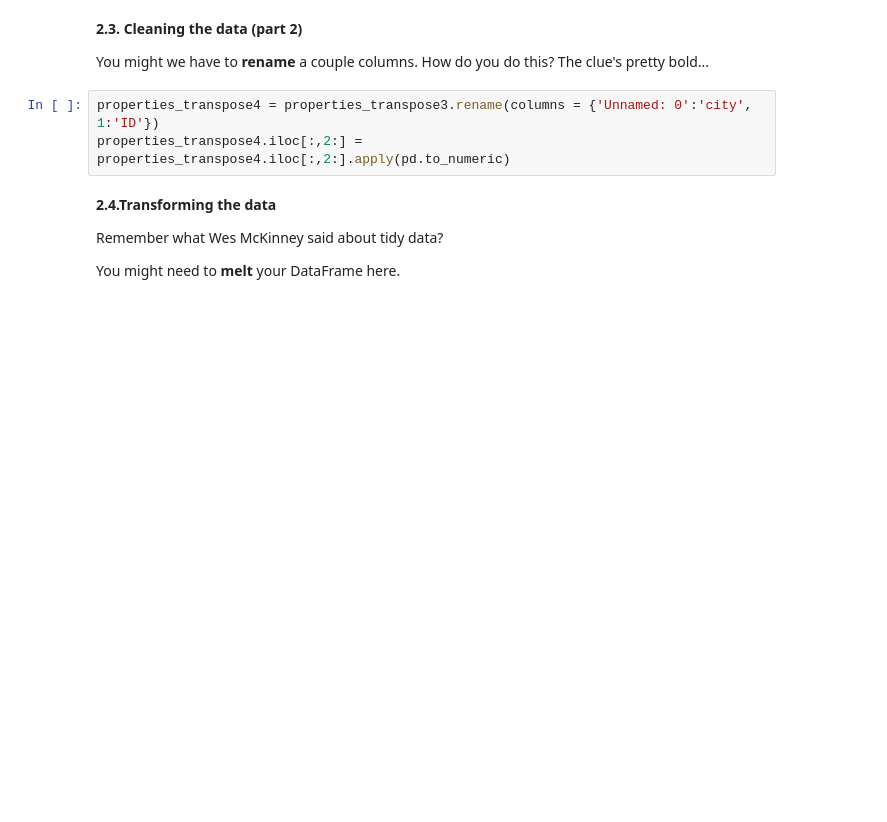
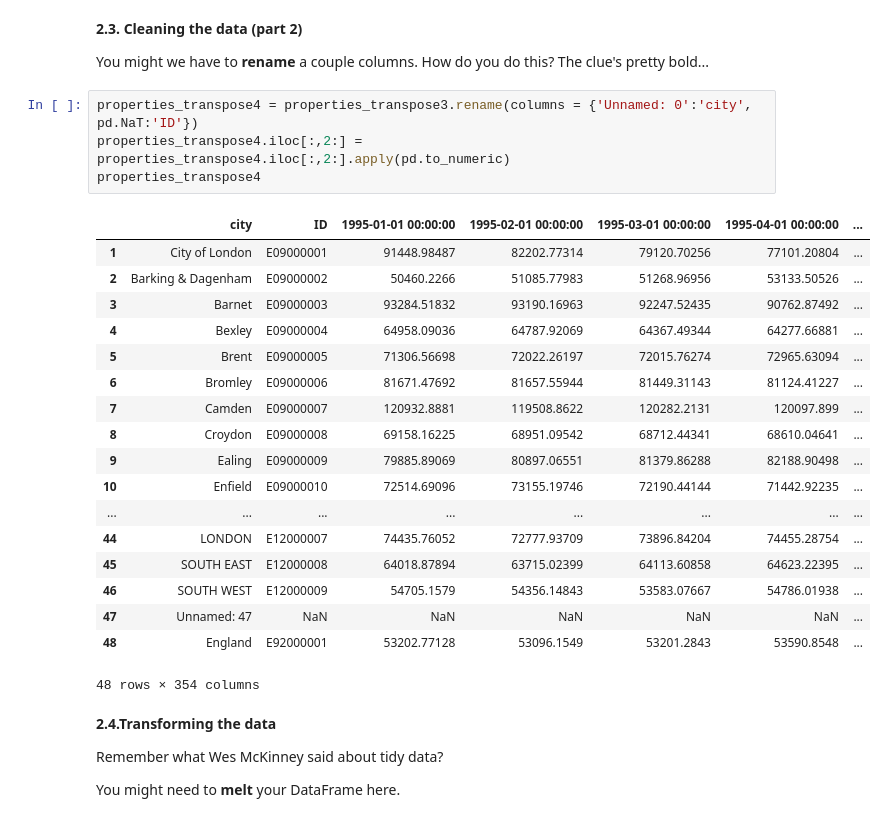
Before and after one commit to ponceandres22/springboard, a Jupyter notebook: Unit 4 Challenge - Tier 3.ipynb, the cells around one changed output. Cells and saved outputs as stored; diff of their text form; blank space fills up the shorter version.

Commit message:
Case Study - Rising Cost in London Housing '98 to '24 update 3

```diff
--- a/Unit 4 Challenge - Tier 3.ipynb
+++ b/Unit 4 Challenge - Tier 3.ipynb
@@ -166,8 +153,28 @@ Name: 0, Length: 354, dtype: object
 
 You might we have to **rename** a couple columns. How do you do this? The clue's pretty bold...
 # %%
-properties_transpose4 = properties_transpose3.rename(columns = {'Unnamed: 0':'city', 1:'ID'})
+properties_transpose4 = properties_transpose3.rename(columns = {'Unnamed: 0':'city', pd.NaT:'ID'})
 properties_transpose4.iloc[:,2:] = properties_transpose4.iloc[:,2:].apply(pd.to_numeric)
+properties_transpose4
+# %% [output]
+|  | city | ID | 1995-01-01 00:00:00 | 1995-02-01 00:00:00 | 1995-03-01 00:00:00 | 1995-04-01 00:00:00 | ... |
+| 1 | City of London | E09000001 | 91448.98487 | 82202.77314 | 79120.70256 | 77101.20804 | ... |
+| 2 | Barking & Dagenham | E09000002 | 50460.2266 | 51085.77983 | 51268.96956 | 53133.50526 | ... |
+| 3 | Barnet | E09000003 | 93284.51832 | 93190.16963 | 92247.52435 | 90762.87492 | ... |
+| 4 | Bexley | E09000004 | 64958.09036 | 64787.92069 | 64367.49344 | 64277.66881 | ... |
+| 5 | Brent | E09000005 | 71306.56698 | 72022.26197 | 72015.76274 | 72965.63094 | ... |
+| 6 | Bromley | E09000006 | 81671.47692 | 81657.55944 | 81449.31143 | 81124.41227 | ... |
+| 7 | Camden | E09000007 | 120932.8881 | 119508.8622 | 120282.2131 | 120097.899 | ... |
+| 8 | Croydon | E09000008 | 69158.16225 | 68951.09542 | 68712.44341 | 68610.04641 | ... |
+| 9 | Ealing | E09000009 | 79885.89069 | 80897.06551 | 81379.86288 | 82188.90498 | ... |
+| 10 | Enfield | E09000010 | 72514.69096 | 73155.19746 | 72190.44144 | 71442.92235 | ... |
+| ... | ... | ... | ... | ... | ... | ... | ... |
+| 44 | LONDON | E12000007 | 74435.76052 | 72777.93709 | 73896.84204 | 74455.28754 | ... |
+| 45 | SOUTH EAST | E12000008 | 64018.87894 | 63715.02399 | 64113.60858 | 64623.22395 | ... |
+| 46 | SOUTH WEST | E12000009 | 54705.1579 | 54356.14843 | 53583.07667 | 54786.01938 | ... |
+| 47 | Unnamed: 47 | NaN | NaN | NaN | NaN | NaN | ... |
+| 48 | England | E92000001 | 53202.77128 | 53096.1549 | 53201.2843 | 53590.8548 | ... |
+48 rows × 354 columns
 # %% [markdown]
 **2.4.Transforming the data**
 
```
Also changed, not shown: parts of 5 cells of this notebook.
